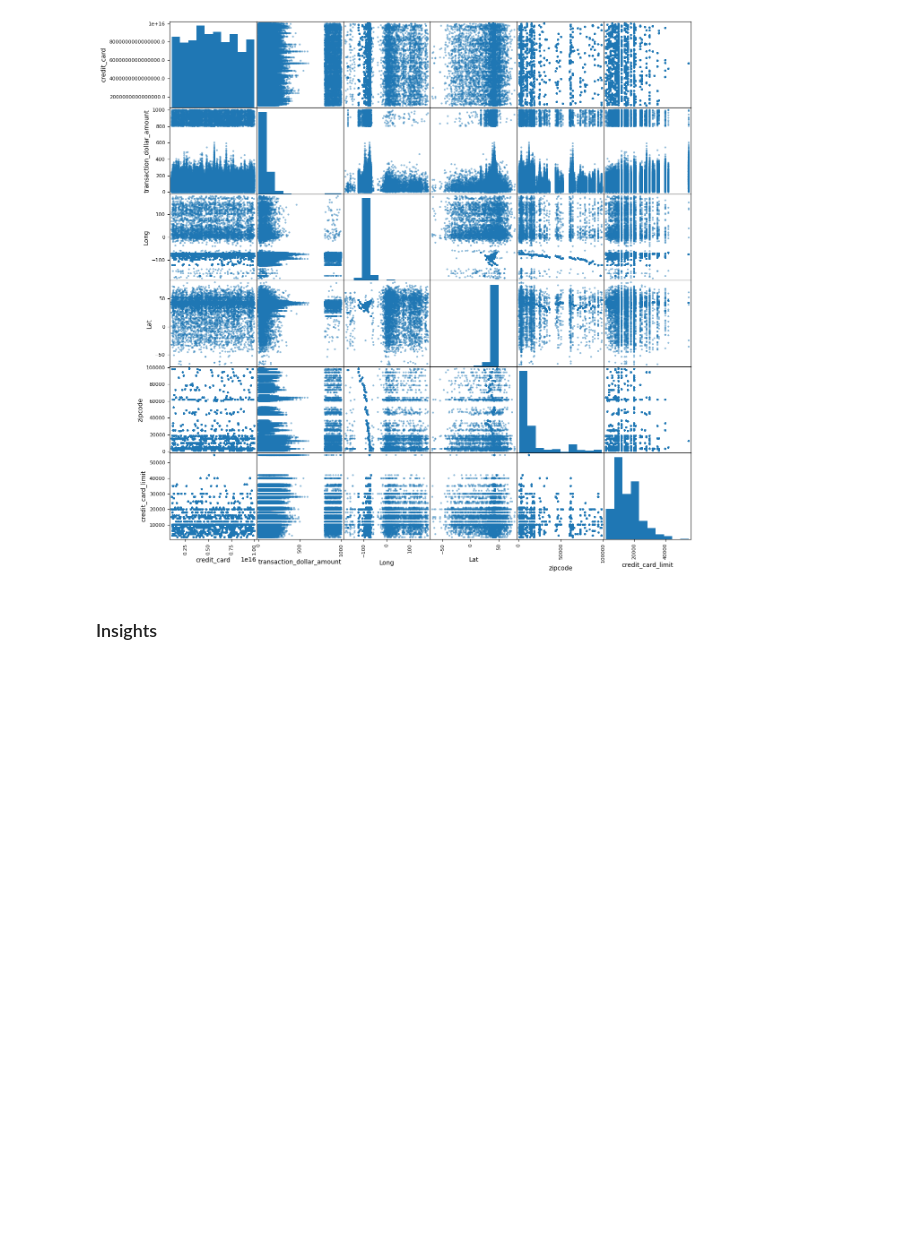
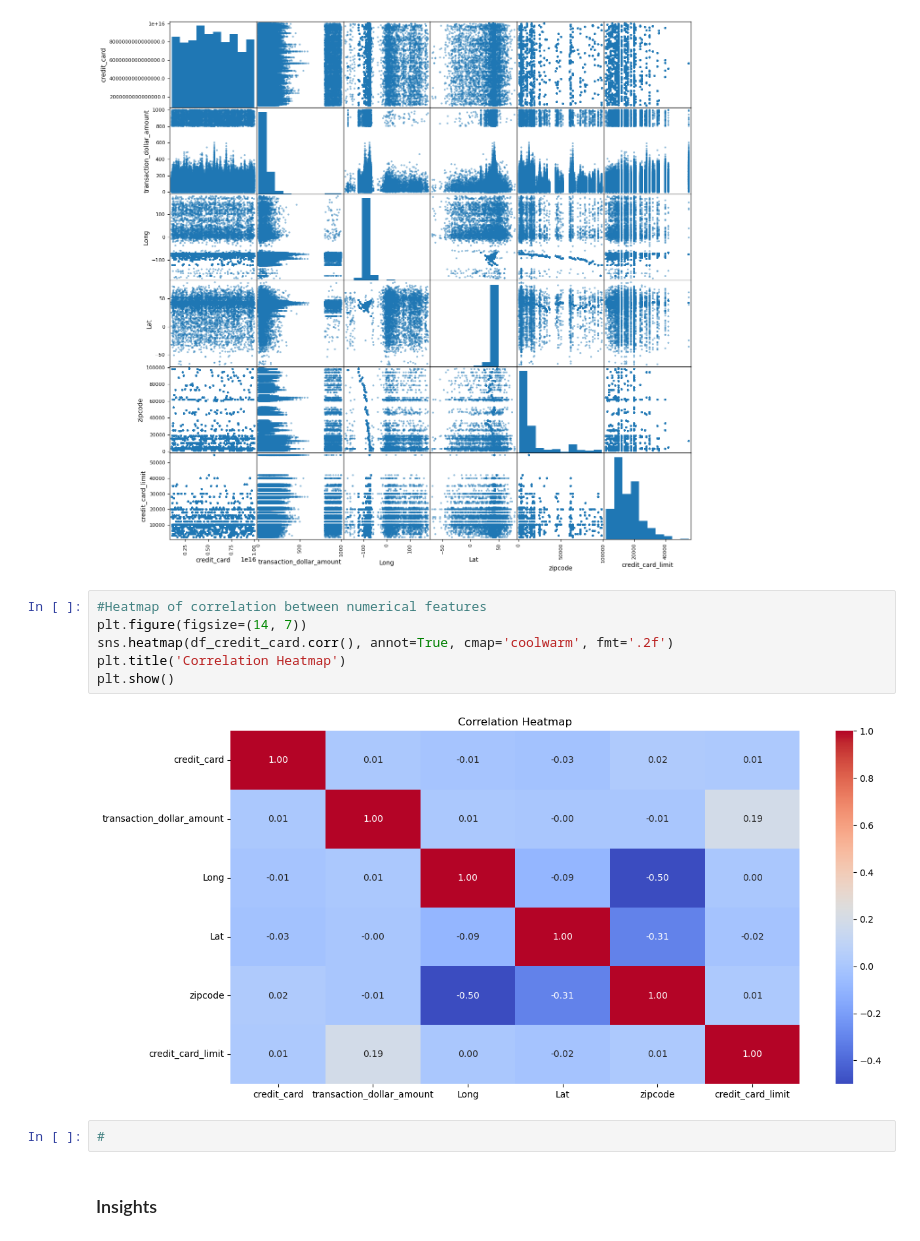
Before and after one commit to hajar-kaddouri/Final-Project2023, a Jupyter notebook: fun.ipynb, the cells around one changed output. Cells and saved outputs as stored; diff of their text form; blank space fills up the shorter version.

```diff
--- a/fun.ipynb
+++ b/fun.ipynb
@@ -161,6 +161,16 @@ pd.plotting.scatter_matrix (df_credit_card,figsize=(15,15))
 plt.show()
 # %% [output]
 [figure]
+# %%
+#Heatmap of correlation between numerical features
+plt.figure(figsize=(14, 7))
+sns.heatmap(df_credit_card.corr(), annot=True, cmap='coolwarm', fmt='.2f')
+plt.title('Correlation Heatmap')
+plt.show()
+# %% [output]
+[figure, added]
+# %%
+#
 # %% [markdown]
 ### Insights
 # %%
```
